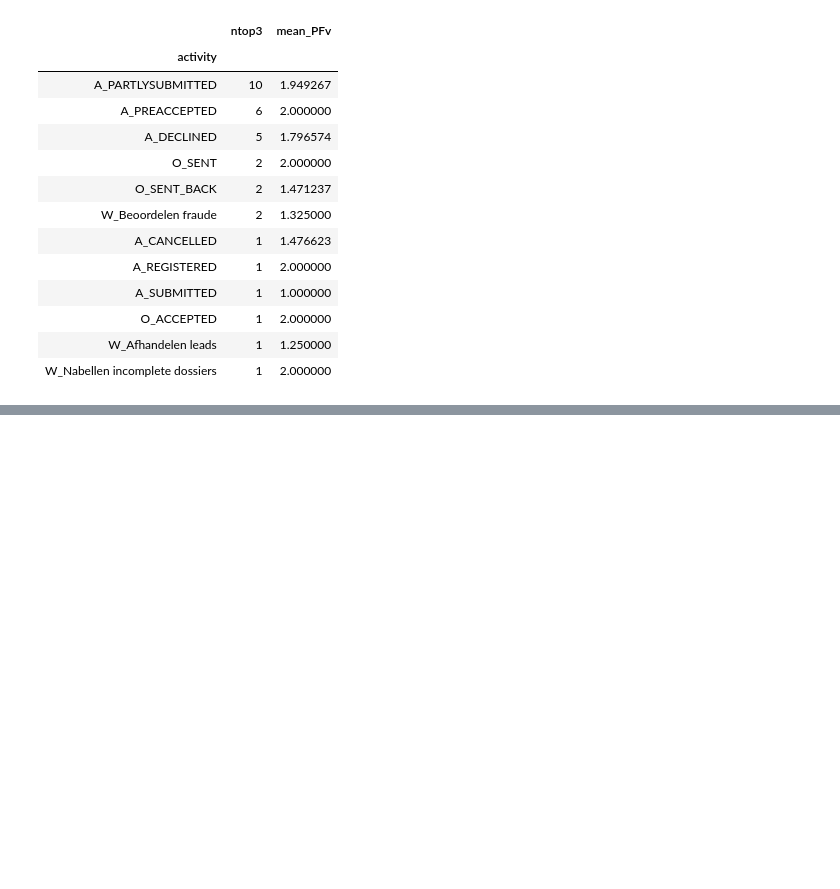
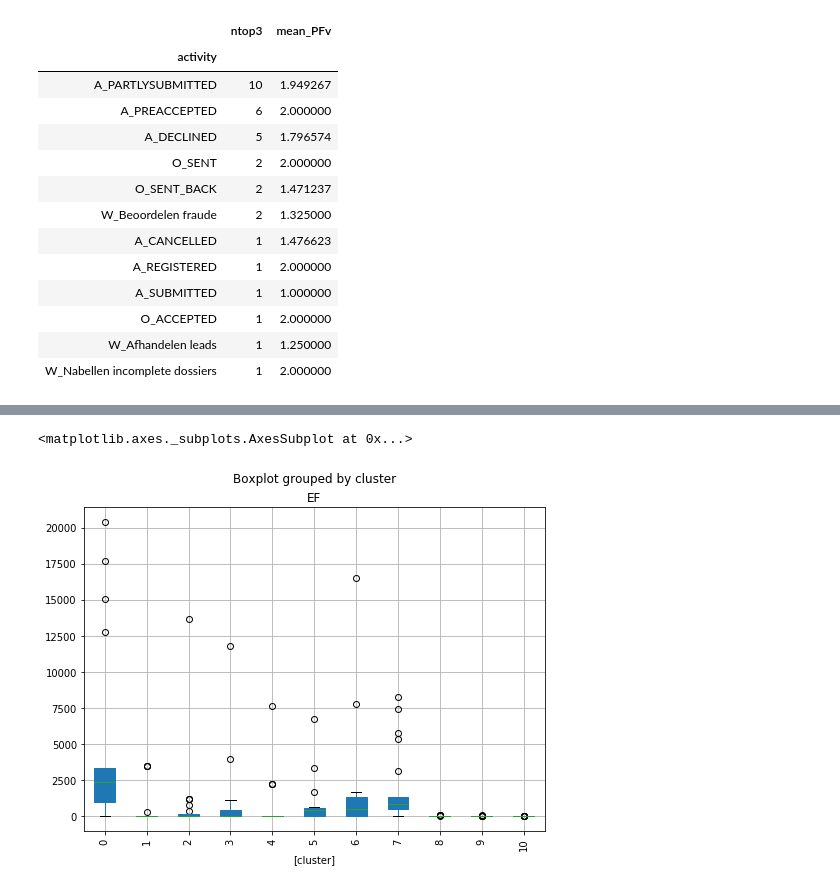
Before and after one commit to mariagkotsopoulou/MIRI-thesis, a Jupyter notebook: code/BPIChallenge2012.ipynb, the cells around one changed output, grey strips where cells are left out. Drawn from its saved outputs; the diff is of its cells as text; code cells hidden in the pictures; blank space fills up the shorter version.

```diff
--- a/code/BPIChallenge2012.ipynb
+++ b/code/BPIChallenge2012.ipynb
@@ -164,0 +195,5 @@ top3.groupby('activity').agg(ntop3=('activity', 'count'), mean_PFv=('PFv', 'mean
+# %%
+indicators.drop(['PFv','EFc','ET','ST'], axis=1).boxplot(by='cluster',fontsize=10,rot=90,figsize=(8,6),patch_artist=True)
+# %% [output]
+<matplotlib.axes._subplots.AxesSubplot at 0x...>
+[figure, added]
```
Also changed, not shown: parts of 7 cells of this notebook.
